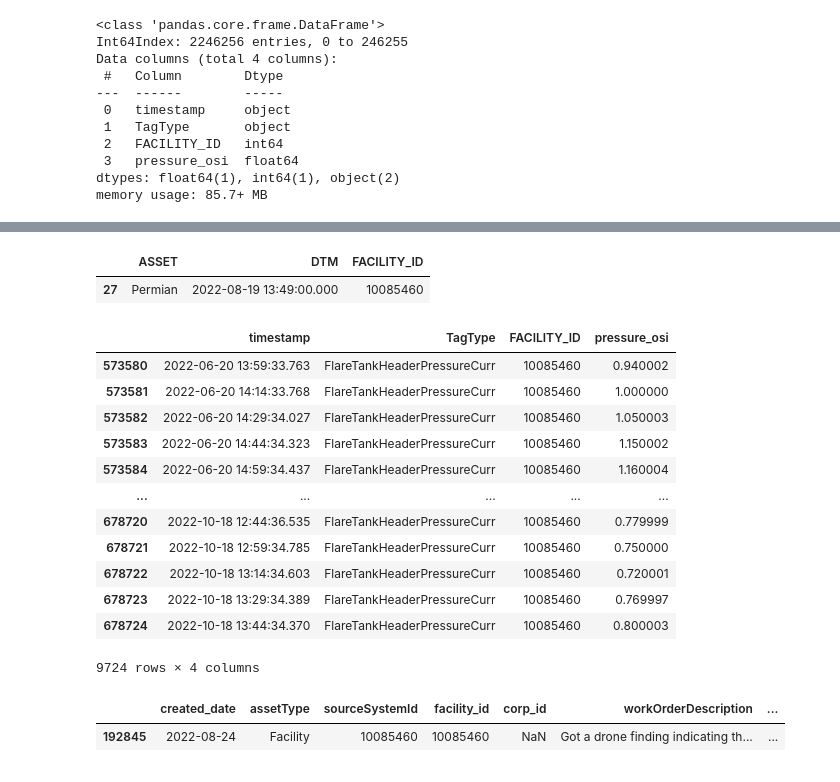
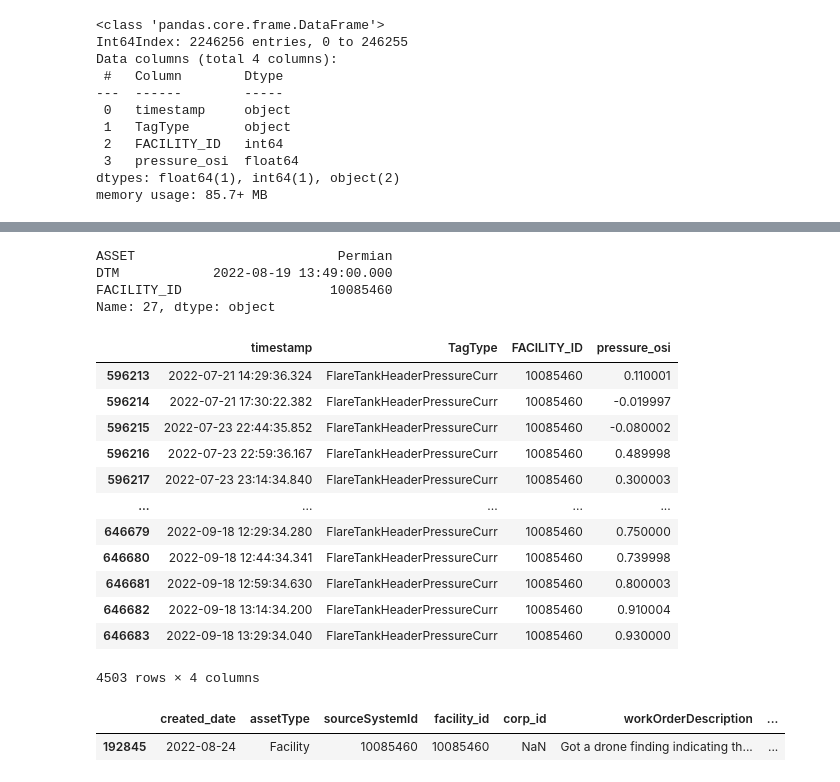
Before and after one commit to brycemines/mines-Innov8x-bpx-challenge-s23, a Jupyter notebook: instructions.ipynb, the cells around one changed output, grey strips where cells are left out. Cells and saved outputs as stored; diff of their text form; code cells hidden in the pictures.

```diff
--- a/instructions.ipynb
+++ b/instructions.ipynb
@@ -68,37 +63,39 @@ fig.show()
 # %%
 # get drone data for facility
 df_drone_460 = df_drone[df_drone.FACILITY_ID == facility_id]
-df_drone_460
+df_drone_460.iloc[0]
 # %% [output]
-|  | ASSET | DTM | FACILITY_ID |
-| 27 | Permian | 2022-08-19 13:49:00.000 | 10085460 |
+ASSET                          Permian
+DTM            2022-08-19 13:49:00.000
+FACILITY_ID                   10085460
+Name: 27, dtype: object
 # %%
 # check tank header pressure only limited days before and after to keep plot clean and easy to read
 from datetime import timedelta
 
 t_drone_open_hatch = df_drone_460.DTM.iloc[0] # in this case, only one open hatch event detected for this facility
 t_drone_open_hatch = pd.to_datetime(t_drone_open_hatch)
 
-t_strt = t_drone_open_hatch - timedelta(days=60)
-t_stop = t_drone_open_hatch + timedelta(days=60)
+t_strt = t_drone_open_hatch - timedelta(days=30)
+t_stop = t_drone_open_hatch + timedelta(days=30)
 
 df_thp_460 = df_thp_460[df_thp_460.timestamp.between(t_strt, t_stop)]
 
 df_thp_460
 # %% [output]
 |  | timestamp | TagType | FACILITY_ID | pressure_osi |
-| 573580 | 2022-06-20 13:59:33.763 | FlareTankHeaderPressureCurr | 10085460 | 0.940002 |
-| 573581 | 2022-06-20 14:14:33.768 | FlareTankHeaderPressureCurr | 10085460 | 1.000000 |
-| 573582 | 2022-06-20 14:29:34.027 | FlareTankHeaderPressureCurr | 10085460 | 1.050003 |
-| 573583 | 2022-06-20 14:44:34.323 | FlareTankHeaderPressureCurr | 10085460 | 1.150002 |
-| 573584 | 2022-06-20 14:59:34.437 | FlareTankHeaderPressureCurr | 10085460 | 1.160004 |
+| 596213 | 2022-07-21 14:29:36.324 | FlareTankHeaderPressureCurr | 10085460 | 0.110001 |
+| 596214 | 2022-07-21 17:30:22.382 | FlareTankHeaderPressureCurr | 10085460 | -0.019997 |
+| 596215 | 2022-07-23 22:44:35.852 | FlareTankHeaderPressureCurr | 10085460 | -0.080002 |
+| 596216 | 2022-07-23 22:59:36.167 | FlareTankHeaderPressureCurr | 10085460 | 0.489998 |
+| 596217 | 2022-07-23 23:14:34.840 | FlareTankHeaderPressureCurr | 10085460 | 0.300003 |
 | ... | ... | ... | ... | ... |
-| 678720 | 2022-10-18 12:44:36.535 | FlareTankHeaderPressureCurr | 10085460 | 0.779999 |
-| 678721 | 2022-10-18 12:59:34.785 | FlareTankHeaderPressureCurr | 10085460 | 0.750000 |
-| 678722 | 2022-10-18 13:14:34.603 | FlareTankHeaderPressureCurr | 10085460 | 0.720001 |
-| 678723 | 2022-10-18 13:29:34.389 | FlareTankHeaderPressureCurr | 10085460 | 0.769997 |
-| 678724 | 2022-10-18 13:44:34.370 | FlareTankHeaderPressureCurr | 10085460 | 0.800003 |
+| 646679 | 2022-09-18 12:29:34.280 | FlareTankHeaderPressureCurr | 10085460 | 0.750000 |
+| 646680 | 2022-09-18 12:44:34.341 | FlareTankHeaderPressureCurr | 10085460 | 0.739998 |
+| 646681 | 2022-09-18 12:59:34.630 | FlareTankHeaderPressureCurr | 10085460 | 0.800003 |
+| 646682 | 2022-09-18 13:14:34.200 | FlareTankHeaderPressureCurr | 10085460 | 0.910004 |
+| 646683 | 2022-09-18 13:29:34.040 | FlareTankHeaderPressureCurr | 10085460 | 0.930000 |
-9724 rows × 4 columns
+4503 rows × 4 columns
 # %%
 # get work order data for facility 10085460
 
```
Also changed, not shown: parts of 4 cells of this notebook, 2 other files.
